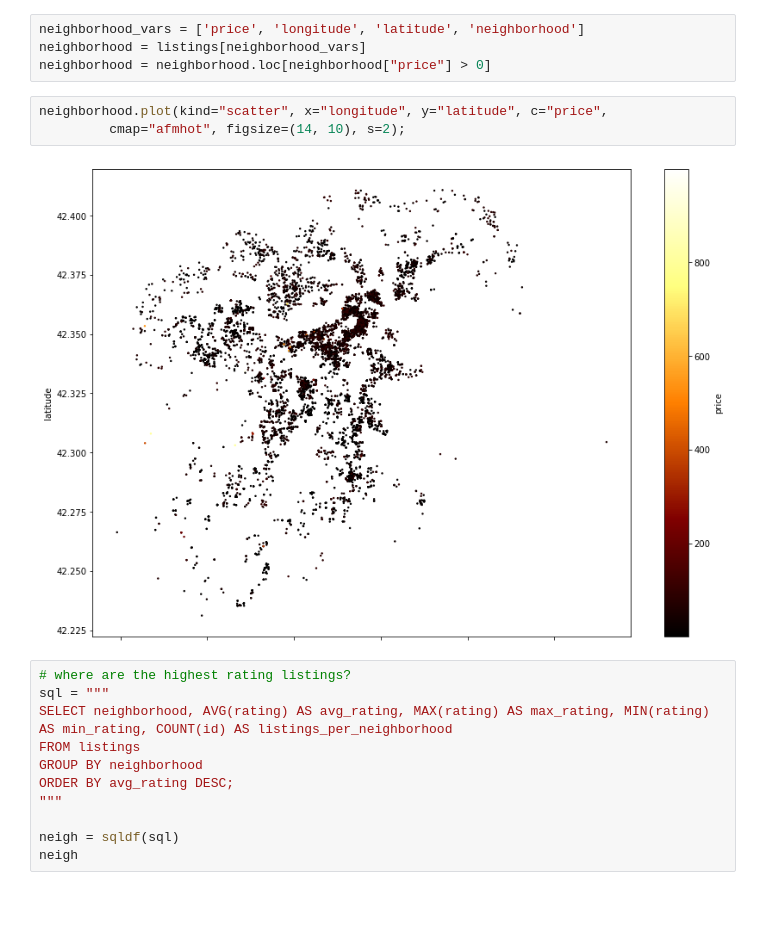
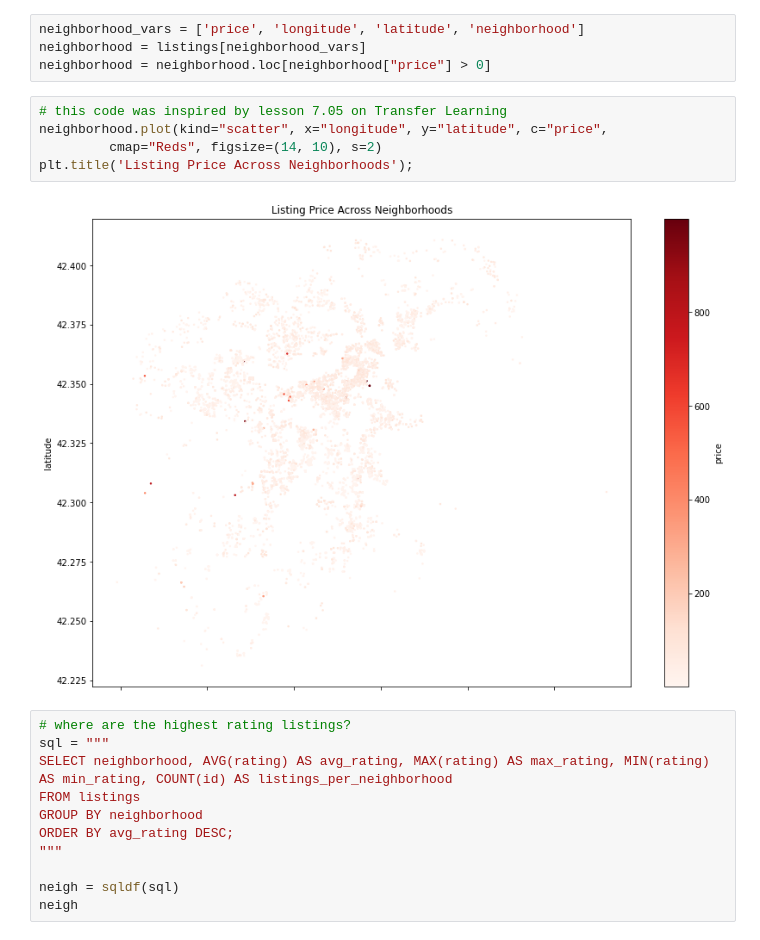
Before and after one commit to pemurp19/Airbnb-Listings, a Jupyter notebook: code/listings_eda.ipynb, the cells around one changed output. Cells and saved outputs as stored; diff of their text form; blank space fills up the shorter version.

```diff
--- a/code/listings_eda.ipynb
+++ b/code/listings_eda.ipynb
@@ -788,10 +799,12 @@ neighborhood_vars = ['price', 'longitude', 'latitude', 'neighborhood']
 neighborhood = listings[neighborhood_vars]
 neighborhood = neighborhood.loc[neighborhood["price"] > 0]
 # %%
+# this code was inspired by lesson 7.05 on Transfer Learning
 neighborhood.plot(kind="scatter", x="longitude", y="latitude", c="price",
-         cmap="afmhot", figsize=(14, 10), s=2);
+         cmap="Reds", figsize=(14, 10), s=2)
+plt.title('Listing Price Across Neighborhoods');
 # %% [output]
-[figure, old version]
+[figure, new version]
 # %%
 # where are the highest rating listings?
 sql = """
```
Also changed, not shown: parts of 42 cells of this notebook.
